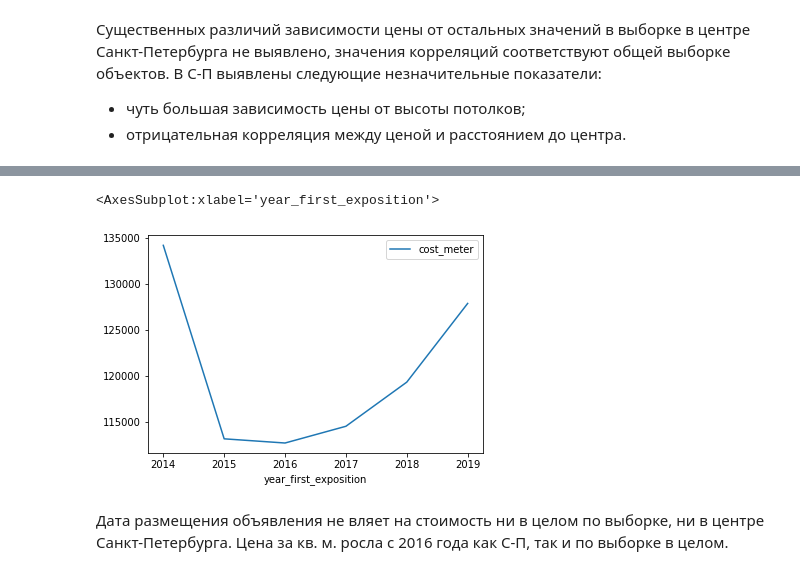
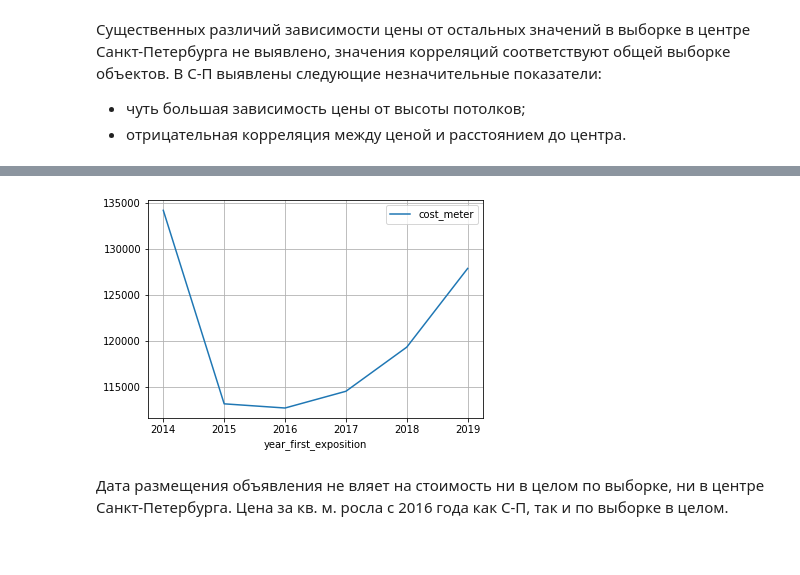
Before and after one commit to KonstantinKosinskii/my_works, a Jupyter notebook: Cost_of_apartments/Сost_of_apartments .ipynb, the cells around one changed output, grey strips where cells are left out. Saved outputs shown, nothing was run; the diff lists cells and outputs as text; code cells hidden in the pictures.

```diff
--- a/Cost_of_apartments/Сost_of_apartments.ipynb
+++ b/Cost_of_apartments/Сost_of_apartments .ipynb
@@ -1500,10 +1446,10 @@ correlation_cost_3
 | year_first_exposition | 0.05 | -0.01 | -0.27 | 1.00 |
 # %%
 city_centre.pivot_table(
-    index='year_first_exposition', values='cost_meter', aggfunc='median').plot()
+    index='year_first_exposition', values='cost_meter', aggfunc='median').plot(grid=True)
+plt.show()
 # %% [output]
-<AxesSubplot:xlabel='year_first_exposition'>
-[figure, old version]
+[figure, new version]
 # %% [markdown]
 Дата размещения объявления не вляет на стоимость ни в целом по выборке, ни в центре Санкт-Петербурга. Цена за кв. м. росла с 2016 года как С-П, так и по выборке в целом.
 # %% [markdown]
```
Also changed, not shown: parts of 28 cells of this notebook, 1 other file.
